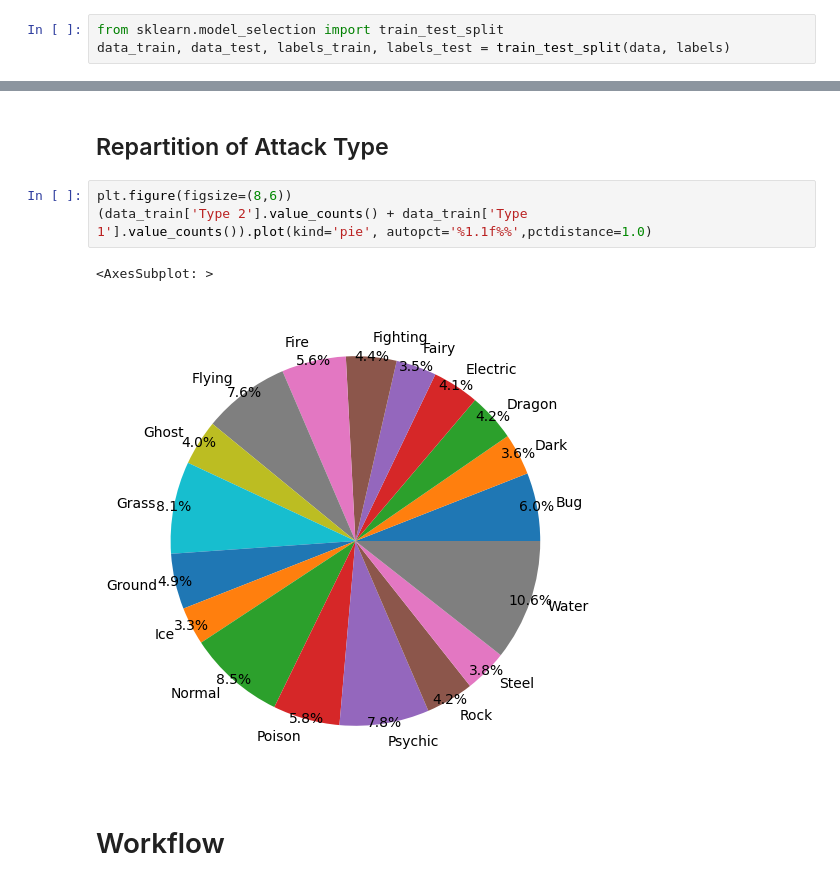
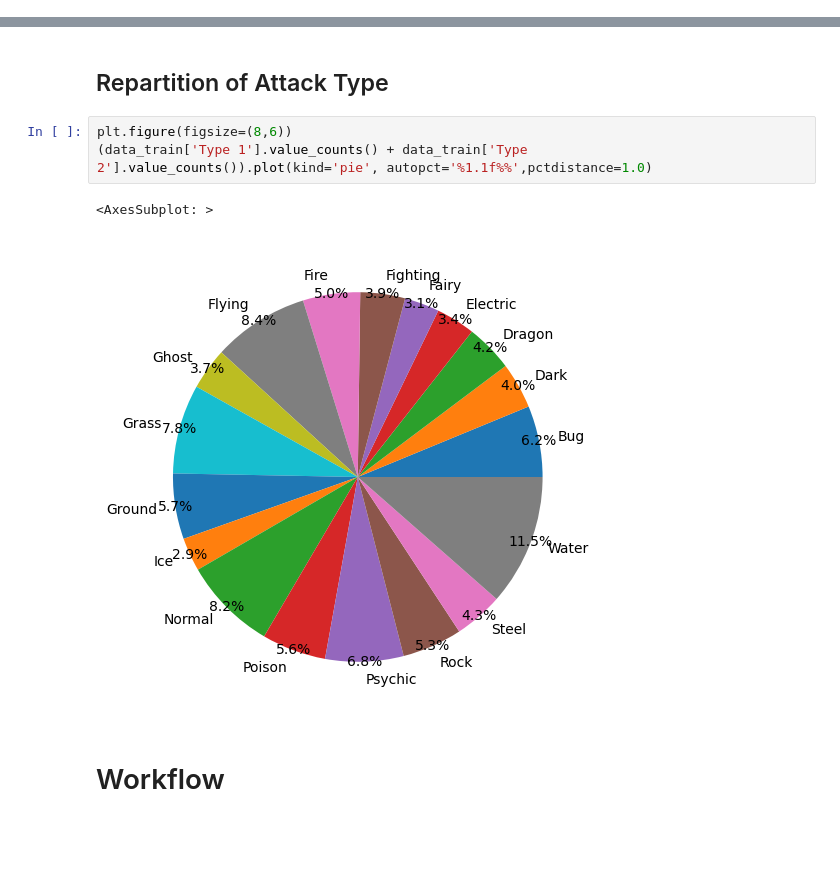
Before and after one commit to kenzabenjelloun/pokemon-challenge, a Jupyter notebook: pokemon-challenge.ipynb, the cells around one changed output, grey strips where cells are left out. Drawn from its saved outputs; the diff is of its cells as text; blank space fills up the shorter version.

```diff
--- a/pokemon-challenge.ipynb
+++ b/pokemon-challenge.ipynb
@@ -62,6 +37,3 @@ labels = pokemon['Legendary'].astype(float)
-# %%
-from sklearn.model_selection import train_test_split
-data_train, data_test, labels_train, labels_test = train_test_split(data, labels)
 # %% [markdown]
 # The data
 # %% [markdown]
@@ -354,10 +328,10 @@ sns.scatterplot(
 ## Repartition of Attack Type
 # %%
 plt.figure(figsize=(8,6))
-(data_train['Type 2'].value_counts() + data_train['Type 1'].value_counts()).plot(kind='pie', autopct='%1.1f%%',pctdistance=1.0)
+(data_train['Type 1'].value_counts() + data_train['Type 2'].value_counts()).plot(kind='pie', autopct='%1.1f%%',pctdistance=1.0)
 # %% [output]
 <AxesSubplot: >
-[figure, old version]
+[figure, new version]
 # %% [markdown]
 # Workflow
 # %% [markdown]
```
Also changed, not shown: parts of 35 cells of this notebook, 1 other file.
